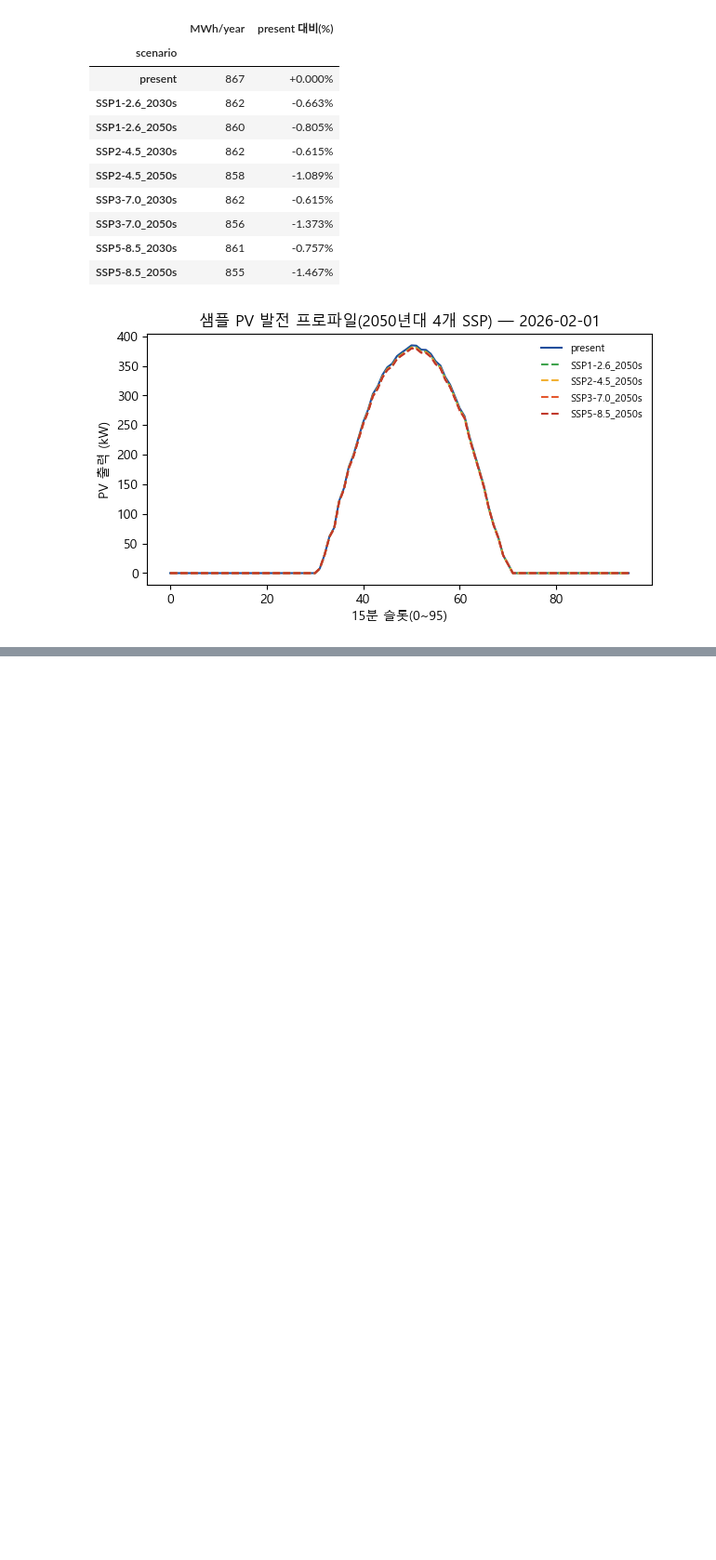
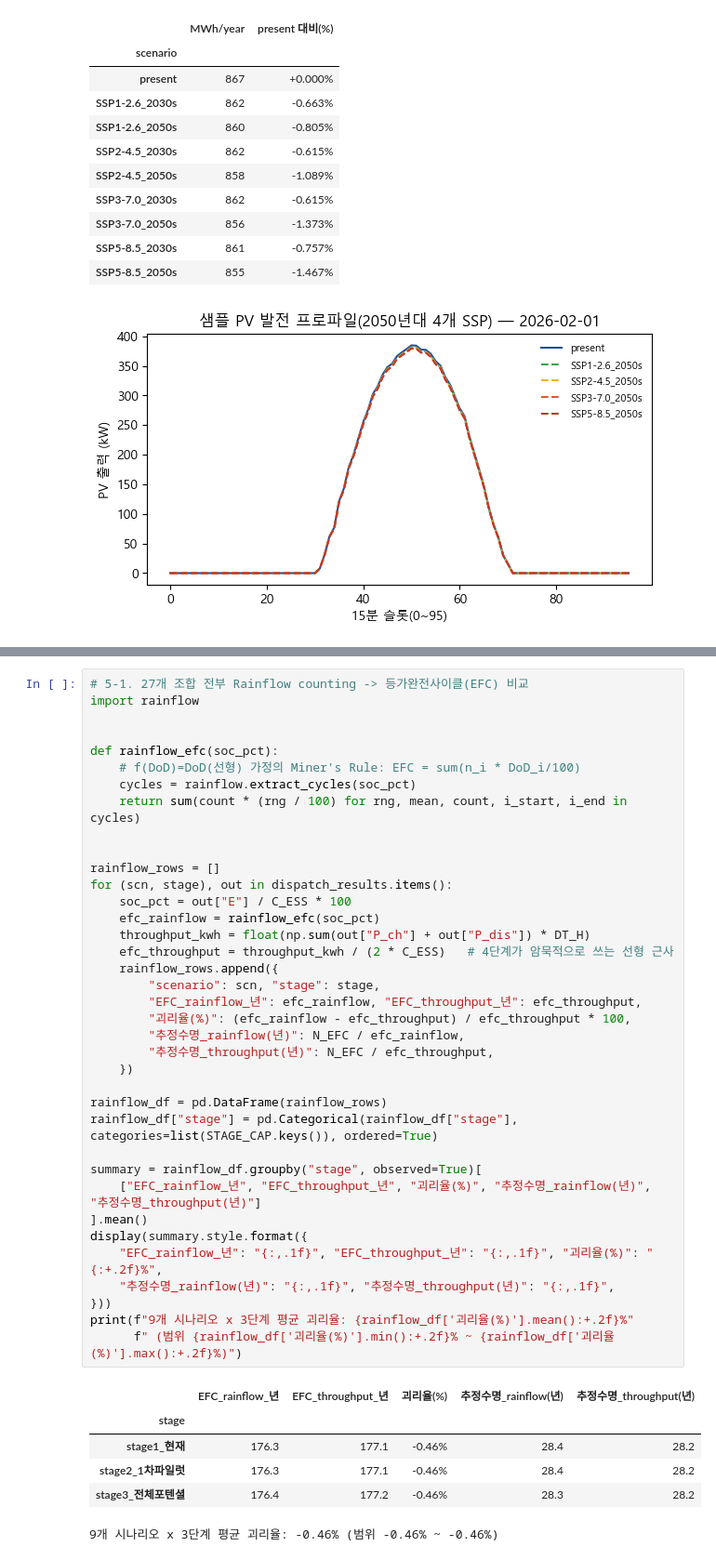
Before and after one commit to pjw040702/RobustEMS, a Jupyter notebook: ess_pv_pipeline.ipynb, the cells around one changed output, grey strips where cells are left out. Shown at 93% size. Drawn from its saved outputs; the diff is of its cells as text; blank space fills up the shorter version.

```diff
--- a/ess_pv_pipeline.ipynb
+++ b/ess_pv_pipeline.ipynb
@@ -500,0 +569,44 @@ plt.show()
+# %%
+# 5-1. 27개 조합 전부 Rainflow counting -> 등가완전사이클(EFC) 비교
+import rainflow
+
+
+def rainflow_efc(soc_pct):
+    # f(DoD)=DoD(선형) 가정의 Miner's Rule: EFC = sum(n_i * DoD_i/100)
+    cycles = rainflow.extract_cycles(soc_pct)
+    return sum(count * (rng / 100) for rng, mean, count, i_start, i_end in cycles)
+
+
+rainflow_rows = []
+for (scn, stage), out in dispatch_results.items():
+    soc_pct = out["E"] / C_ESS * 100
+    efc_rainflow = rainflow_efc(soc_pct)
+    throughput_kwh = float(np.sum(out["P_ch"] + out["P_dis"]) * DT_H)
+    efc_throughput = throughput_kwh / (2 * C_ESS)   # 4단계가 암묵적으로 쓰는 선형 근사
+    rainflow_rows.append({
+        "scenario": scn, "stage": stage,
+        "EFC_rainflow_년": efc_rainflow, "EFC_throughput_년": efc_throughput,
+        "괴리율(%)": (efc_rainflow - efc_throughput) / efc_throughput * 100,
+        "추정수명_rainflow(년)": N_EFC / efc_rainflow,
+        "추정수명_throughput(년)": N_EFC / efc_throughput,
+    })
+
+rainflow_df = pd.DataFrame(rainflow_rows)
+rainflow_df["stage"] = pd.Categorical(rainflow_df["stage"], categories=list(STAGE_CAP.keys()), ordered=True)
+
+summary = rainflow_df.groupby("stage", observed=True)[
+    ["EFC_rainflow_년", "EFC_throughput_년", "괴리율(%)", "추정수명_rainflow(년)", "추정수명_throughput(년)"]
+].mean()
+display(summary.style.format({
+    "EFC_rainflow_년": "{:,.1f}", "EFC_throughput_년": "{:,.1f}", "괴리율(%)": "{:+.2f}%",
+    "추정수명_rainflow(년)": "{:,.1f}", "추정수명_throughput(년)": "{:,.1f}",
+}))
+print(f"9개 시나리오 x 3단계 평균 괴리율: {rainflow_df['괴리율(%)'].mean():+.2f}%"
+      f" (범위 {rainflow_df['괴리율(%)'].min():+.2f}% ~ {rainflow_df['괴리율(%)'].max():+.2f}%)")
+# %% [output]
+|  | EFC_rainflow_년 | EFC_throughput_년 | 괴리율(%) | 추정수명_rainflow(년) | 추정수명_throughput(년) |
+| stage |  |  |  |  |  |
+| stage1_현재 | 176.3 | 177.1 | -0.46% | 28.4 | 28.2 |
+| stage2_1차파일럿 | 176.3 | 177.1 | -0.46% | 28.4 | 28.2 |
+| stage3_전체포텐셜 | 176.4 | 177.2 | -0.46% | 28.3 | 28.2 |
+9개 시나리오 x 3단계 평균 괴리율: -0.46% (범위 -0.46% ~ -0.46%)
```
Also changed, not shown: parts of 15 cells of this notebook, 1 other file.
